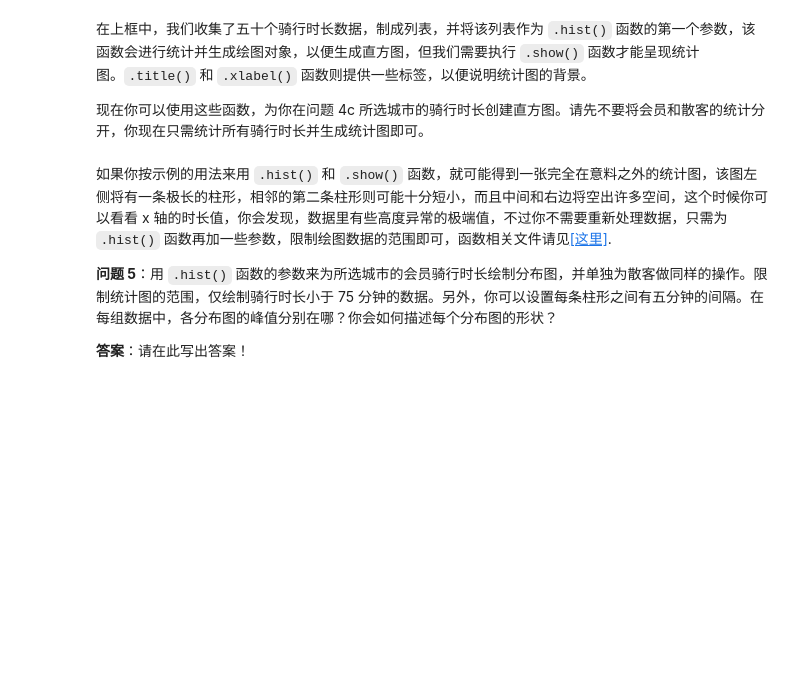
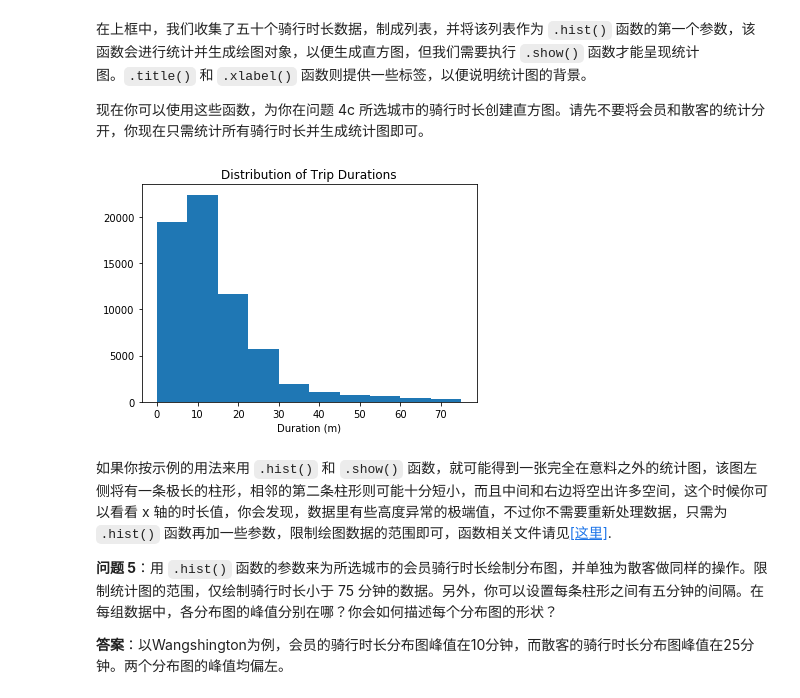
Before and after one commit to nevinxie/udacity_ml_beginner, a Jupyter notebook: Bike_Share_Analysis/Bike_Share_Analysis-zh.ipynb, the cells around one changed output. Saved outputs shown, nothing was run; the diff lists cells and outputs as text; code cells hidden in the pictures; blank space fills up the shorter version.

```diff
--- a/Bike_Share_Analysis/Bike_Share_Analysis-zh.ipynb
+++ b/Bike_Share_Analysis/Bike_Share_Analysis-zh.ipynb
@@ -522,6 +521,28 @@ plt.show()
+# %%
+## 使用本框及新框来收集所有骑行时长并制成列表。##
+## 使用 pyplot 函数来为骑行时长生成直方图。 ##
+def all_duration(filename):
+    """
+        return a list of durations for each trip
+    """
+    with open(filename,'r') as file_in:
+        reader = csv.DictReader(file_in)
+        durations = []
+        for row in reader:
+            durations.append(float(row['duration']))
+
+    return durations
+
+durations = all_duration(city_info['Washington']['out_file'])
+plt.hist(durations, range=[0,75])
+plt.title('Distribution of Trip Durations')
+plt.xlabel('Duration (m)')
+plt.show()
+# %% [output]
+[figure, added]
 # %% [markdown]
 如果你按示例的用法来用 `.hist()` 和 `.show()` 函数，就可能得到一张完全在意料之外的统计图，该图左侧将有一条极长的柱形，相邻的第二条柱形则可能十分短小，而且中间和右边将空出许多空间，这个时候你可以看看 x 轴的时长值，你会发现，数据里有些高度异常的极端值，不过你不需要重新处理数据，只需为 `.hist()` 函数再加一些参数，限制绘图数据的范围即可，函数相关文件请见[[这里]](https://matplotlib.org/devdocs/api/_as_gen/matplotlib.pyplot.hist.html#matplotlib.pyplot.hist).
 
 **问题 5**：用 `.hist()` 函数的参数来为所选城市的会员骑行时长绘制分布图，并单独为散客做同样的操作。限制统计图的范围，仅绘制骑行时长小于 75 分钟的数据。另外，你可以设置每条柱形之间有五分钟的间隔。在每组数据中，各分布图的峰值分别在哪？你会如何描述每个分布图的形状？
 
-**答案**：请在此写出答案！
+**答案**：以Wangshington为例，会员的骑行时长分布图峰值在10分钟，而散客的骑行时长分布图峰值在25分钟。两个分布图的峰值均偏左。
```
Also changed, not shown: parts of 12 cells of this notebook, 1 other file.
